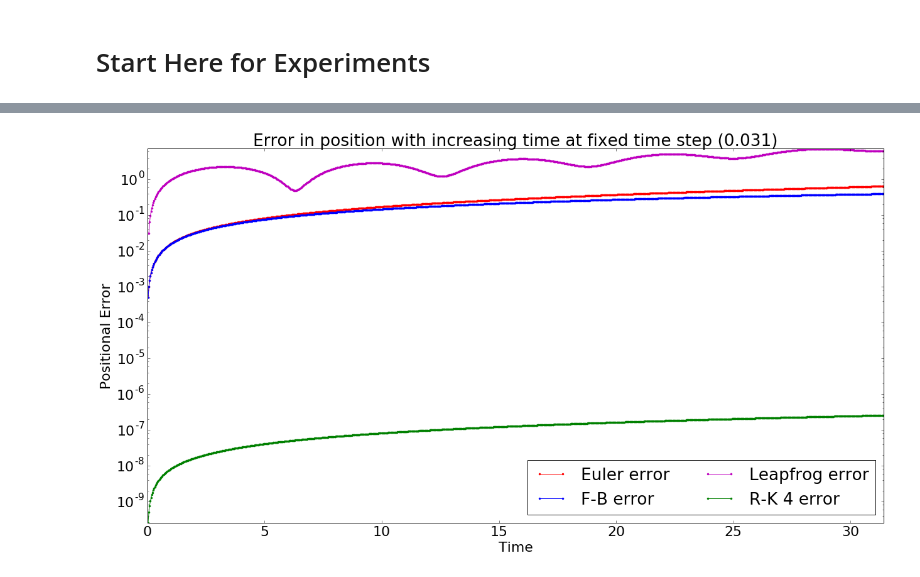
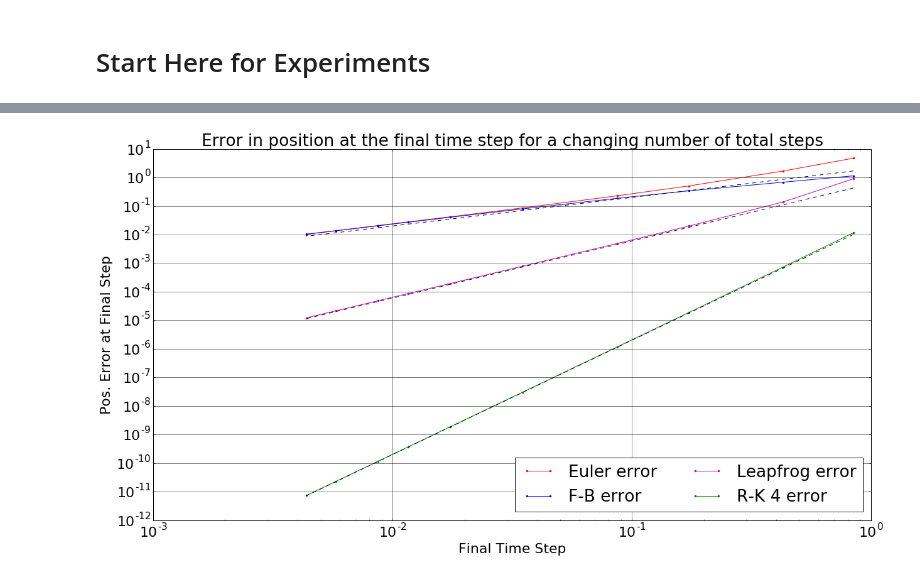
Before and after one commit to Mole45/MMet_Project, a Jupyter notebook: Project-SimpleOsc-VariableStepping.ipynb, the cells around one changed output, grey strips where cells are left out. Cells and saved outputs as stored; diff of their text form; code cells hidden in the pictures.

```diff
--- a/Project-SimpleOsc-VariableStepping.ipynb
+++ b/Project-SimpleOsc-VariableStepping.ipynb
@@ -72,13 +79,17 @@ def euler1(q,dt,func):
 
 ###Forwards-Backwards
 def forback(q,dt,func):
-    return q + dt*func(q+dt*func(q))
+    return np.array(q + dt*func(q+dt*func(q)))
 
 ###Leapfrog
 #Since leapfrog uses q_(n-1), we need to use a different scheme for the first time step as there is no q_(n-1)
 #In this case we use the Euler Forwards scheme
-def leapfrog(qold,qmid,dt,func):
-    return np.array(qold + 2*dt*func(qmid))
+def leapfrog(qold,qmid,dtmid,dtold,func):
+    l1 = (dtmid**2)*qold
+    l2 = qmid*(dtmid**2 - dtold**2)
+    l3 = (dtmid*dtold*(dtmid+dtold))
+    l4 = 1/(dtold**2)
+    return np.array(l4*(l1 - l2 + l3*func(qmid)))
 
 ###Adams Bashforth --- UNUSED FOR VARIABLE DUE TO COMPLEXITY IN REDERIVATION
 #Since 3rd order Adams Bashforth uses dqdt_(n-1) and dqdt(n-2), we need to use a different scheme for the first two time steps
@@ -262,15 +276,16 @@ The time step multiplier is 1.0000851755591462
 # %%
 if scheme == 1:
-    plotC,plotX,plotV,plotT,plotAX,plotAV = onestep(initialX,initialV,initialtimestep,timestepstep,nsteps)
+    plotC,plotX,plotV,plotT,plotAX,plotAV,plotDT = onestep(initialX,initialV,initialtimestep,timestepstep,nsteps)
 elif scheme == 2:
-    plotC,plotX,plotV,plotT,plotAX,plotAV = twostep(initialX,initialV,initialtimestep,timestepstep,nsteps)
+    plotC,plotX,plotV,plotT,plotAX,plotAV,plotDT = twostep(initialX,initialV,initialtimestep,timestepstep,nsteps)
 elif scheme == 3:
-    plotC,plotX,plotV,plotT,plotAX,plotAV = threestep(initialX,initialV,initialtimestep,timestepstep,nsteps)
+    plotC,plotX,plotV,plotT,plotAX,plotAV,plotDT = threestep(initialX,initialV,initialtimestep,timestepstep,nsteps)
 elif scheme == 4:
-    plotC,plotX,plotV,plotT,plotAX,plotAV = fourstep(initialX,initialV,initialtimestep,timestepstep,nsteps)
+    plotC,plotX,plotV,plotT,plotAX,plotAV,plotDT = fourstep(initialX,initialV,initialtimestep,timestepstep,nsteps)
 else:
     print("No scheme of the order "+scheme+" has been implemented")
 print("No. Steps taken was",len(plotX)-1,"steps")
 print("The total time forecast was :",plotT[-1])
 print("The total number of revolutions was:",plotT[-1]/(2*math.pi))
+print("The final time step was:",plotDT[-1])
 # %% [output]
@@ -376,30 +393,44 @@ ticker+=1
 # %%
+#### Lines of gradient 1,2,4
+lnOneArr,lnTwoArr,lnFourArr = np.zeros(len(stepArr)),np.zeros(len(stepArr)),np.zeros(len(stepArr))
+for x in range(len(stepArr)):
+    lnOneArr[x] = 2*(stepArr[x]**1)
+    lnTwoArr[x] = 0.6*(stepArr[x]**2)
+    lnFourArr[x] = 0.02*(stepArr[x]**4)
+print(lnOneArr,lnTwoArr,lnFourArr)
+
 #### Log Log Comparison for differnt time steps
 
-#figF, axF = plt.subplots(figsize=(18,10))
-#axF.loglog(stepArr,eulerArr,'r.-',label='Euler error')
-#axF.loglog(stepArr,fbArr,'b.-',label='F-B error')
-#axF.loglog(stepArr,lfArr,'m.-',label='Leapfrog error')
-#axF.loglog(stepArr,rkArr,'g.-',label='R-K 4 error')
-#axF.legend(loc=0,ncol=2)
-#axF.set_xlabel('Time Step')
-#axF.set_ylabel('Pos. Error at Final Step')
-#figF.tight_layout()
-#figF.savefig('Scheme Comparison - Changing Time Step.png')
+figF, axF = plt.subplots(figsize=(18,10))
+axF.loglog(stepArr,eulerArr,'r.-',label='Euler error')
+axF.loglog(stepArr,fbArr,'b.-',label='F-B error')
+axF.loglog(stepArr,lfArr,'m.-',label='Leapfrog error')
+axF.loglog(stepArr,rkArr,'g.-',label='R-K 4 error')
+axF.loglog(stepArr,lnOneArr,'k--')
+axF.loglog(stepArr,lnTwoArr,'k--')
+axF.loglog(stepArr,lnFourArr,'k--')
+axF.grid(b=True, which='major',color='k',linestyle='-')
+#axF.grid(b=True, which='minor',color='k',linestyle='-')
+axF.set_title('Error in position at the final time step for a changing number of total steps')
+axF.legend(loc=0,ncol=2)
+axF.set_xlabel('Final Time Step')
+axF.set_ylabel('Pos. Error at Final Step')
+figF.tight_layout()
+figF.savefig('Scheme Comparison - Changing Intial Time Stepping Conditions.png')
 
 ### Comparison at same time step
 
-figF, axF = plt.subplots(figsize=(18,10))
-axF.semilogy(plotT,eulerArr,'r.-',label='Euler error')
-axF.semilogy(plotT,fbArr,'b.-',label='F-B error')
-axF.semilogy(plotT,lfArr,'m.-',label='Leapfrog error')
-axF.semilogy(plotT,rkArr,'g.-',label='R-K 4 error')
-axF.legend(loc=4,ncol=2)
-axF.set_xlim(0,10*math.pi)
-axF.set_ylim(-1,7.1)
-axF.set_xlabel('Time')
-axF.set_ylabel('Positional Error')
-axF.set_title('Error in position with increasing time at fixed time step (0.031)')
-figF.tight_layout()
-#figF.savefig('Scheme Comparison - Same Time Step.png')
+#figF, axF = plt.subplots(figsize=(18,10))
+#axF.semilogy(plotT,eulerArr,'r.-',label='Euler error')
+#axF.semilogy(plotT,fbArr,'b.-',label='F-B error')
+#axF.semilogy(plotT,lfArr,'m.-',label='Leapfrog error')
+#axF.semilogy(plotT,rkArr,'g.-',label='R-K 4 error')
+#axF.legend(loc=4,ncol=2)
+#axF.set_xlim(0,2*math.pi)
+#axF.set_ylim(-1,7.1)
+#axF.set_xlabel('Time')
+#axF.set_ylabel('Positional Error')
+#axF.set_title('Error in position with increasing time with the same initial conditions')
+#figF.tight_layout()
+#figF.savefig('Variable Scheme Comparison - Same conditions.png')
 # %% [output]
@@ -406,2 +443,2 @@ figF.tight_layout()
-[figure, old version]
+[figure, new version]
 # %%
```
Also changed, not shown: parts of 16 cells of this notebook, 3 other files.
